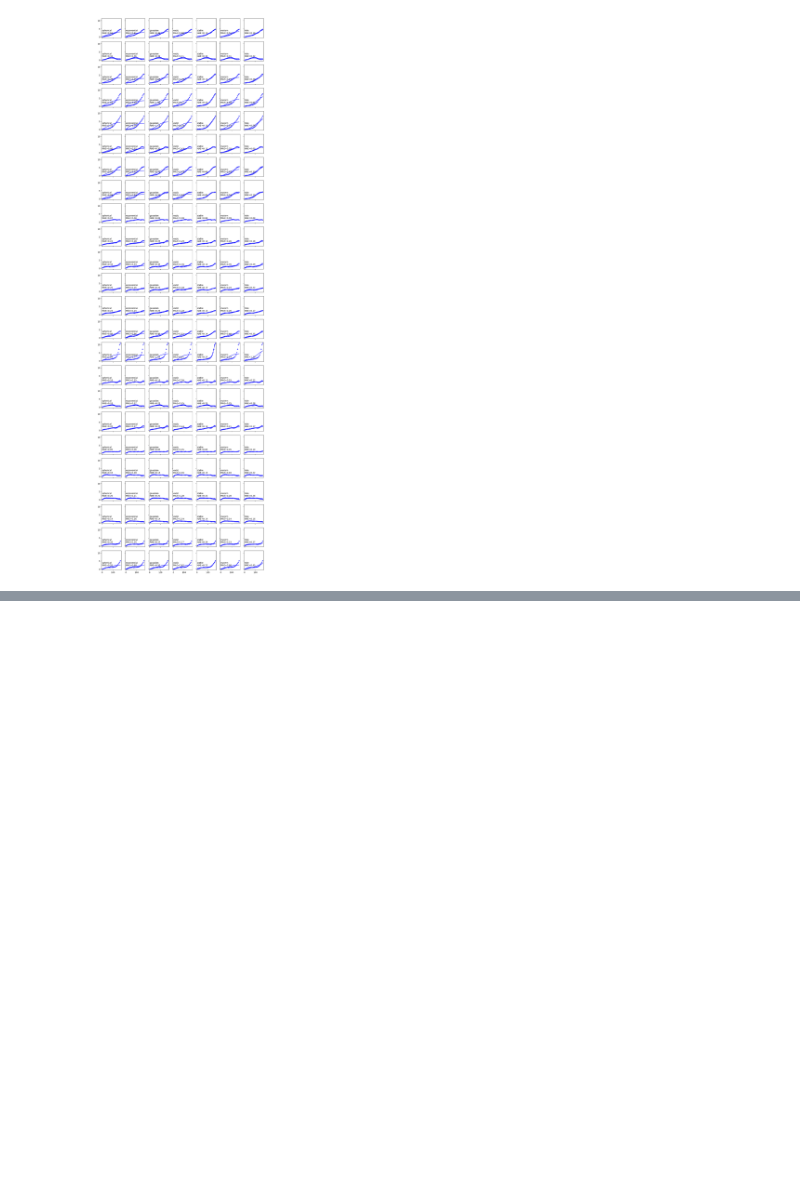
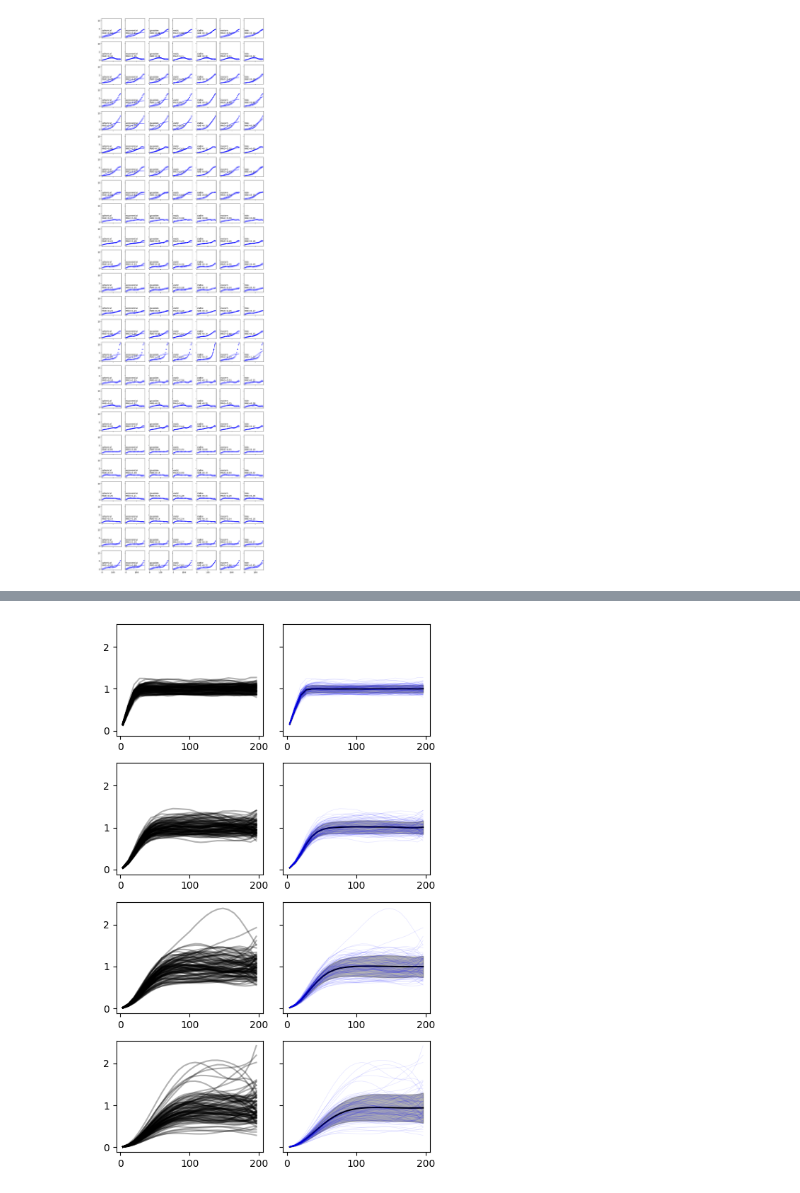
Before and after one commit to yiguzhou/zhou_interpolates, a Jupyter notebook: code/revision.ipynb, the cells around one changed output, grey strips where cells are left out. Cells and saved outputs as stored; diff of their text form; code cells hidden in the pictures; blank space fills up the shorter version.

```diff
--- a/code/revision.ipynb
+++ b/code/revision.ipynb
@@ -295,0 +269,48 @@ plt.savefig(projdir + "/figs/rev_figs4_neuromaps_little_variograms.svg")
+# %%
+nh=25
+max_lag = Dist.max()
+bin_edges = np.linspace(0.000001, max_lag, nh + 1)
+bin_centers = [ ( bin_edges[i] + bin_edges[i + 1] ) / 2 for i in range(nh) ]
+# %%
+import matplotlib.pyplot as plt
+import numpy as np
+
+nreps = 100
+ranges = [25, 50, 75, 100]
+
+expv = {25: np.zeros((nreps, nh)), 50: np.zeros((nreps, nh)), 75: np.zeros((nreps, nh)), 100: np.zeros((nreps, nh))}
+
+for ri, r in enumerate([25, 50, 75, 100]):
+    instances = [ helpers.make_random_maps(ran=r, mesh=sphere_mesh, seed=i) for i in range(100) ]
+    for i in range(100):
+        h, ev, N = helpers.get_empirical_variogram_fast(x=instances[i],X=sphere_mesh.points,D=Dist,nh=25,h_bounds='auto', method='euclidean')
+        expv[r][i,:] = ev
+# %%
+fig, axs = plt.subplots(4,2, figsize = (5, 8), sharey=True)
+
+Dist = helpers.internal_distance_matrix(sphere_mesh.points, 'euclidean')
+max_lag = Dist.max()
+bin_edges = np.linspace(0.000001, max_lag, nh + 1)
+bin_centers = [ ( bin_edges[i] + bin_edges[i + 1] ) / 2 for i in range(nh) ]
+
+for ri, r in enumerate([25, 50, 75, 100]):
+    expv_mu = expv[r].mean(axis=0)
+    expv_sd = expv[r].std(axis = 0)
+
+    axs[ri, 1].plot(h, expv_mu, c='k')
+
+    axs[ri, 1].fill_between(x=h, y1=expv_mu - expv_sd, y2=expv_mu + expv_sd, edgecolor = 'none', color='dimgray', alpha = 0.5)
+
+    for i in range(100):
+
+        h = bin_centers
+        ev = expv[r][i,:]
+
+        axs[ri, 0].plot(h, ev, c='k', alpha = 0.3, rasterized=True)
+
+        axs[ri, 1].plot(h, ev, c='b', alpha = 0.1, linewidth = .5, rasterized=True)
+
+plt.tight_layout()
+plt.show()
+# %% [output]
+[figure, added]
```
Also changed, not shown: parts of 29 cells of this notebook, 2 other files.
